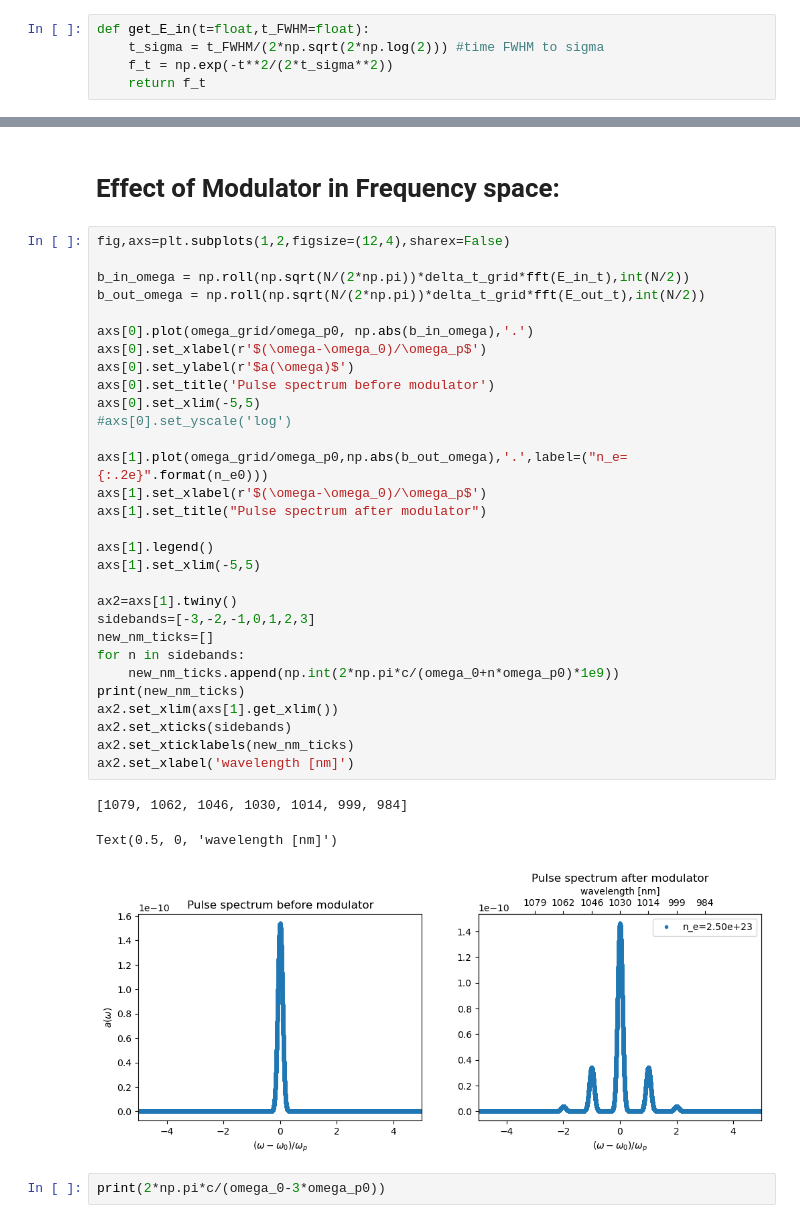
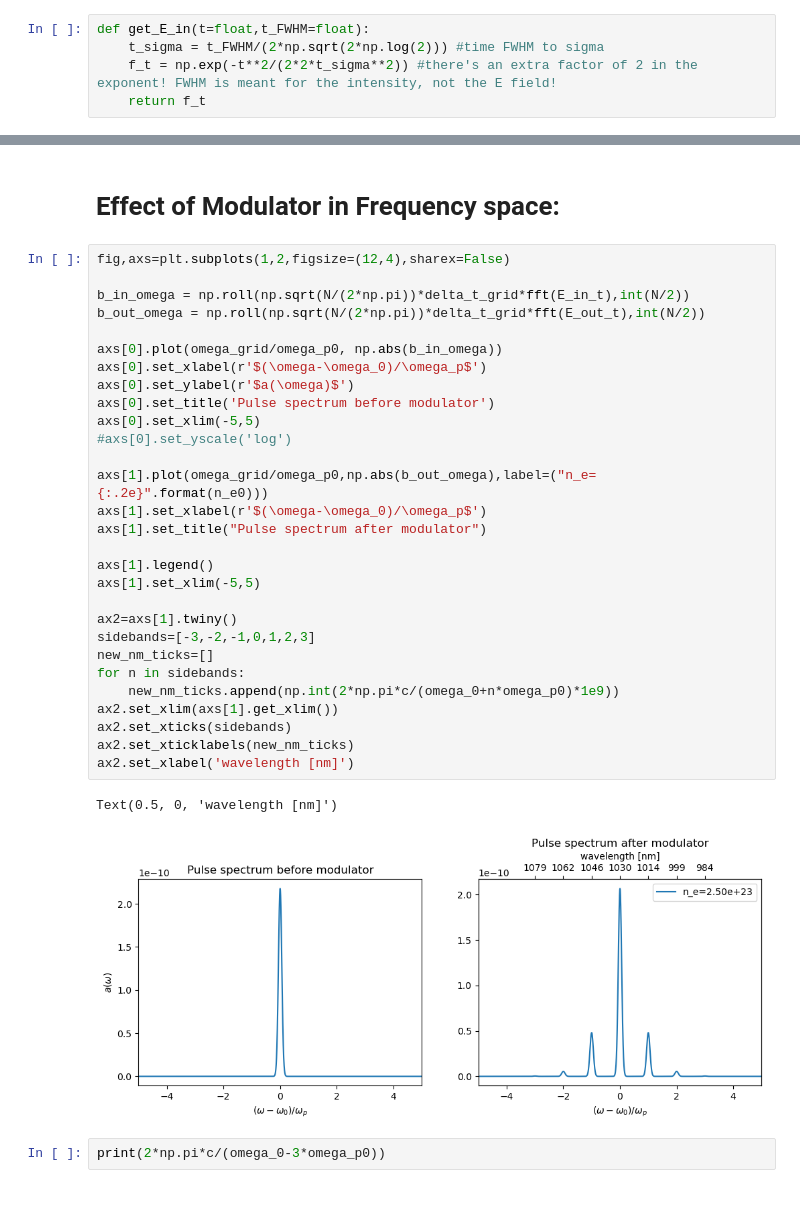
Before and after one commit to sebastiankalos/prism_compressor, a Jupyter notebook: prism_compressor.ipynb, the cells around one changed output, grey strips where cells are left out. Saved outputs shown, nothing was run; the diff lists cells and outputs as text.

```diff
--- a/prism_compressor.ipynb
+++ b/prism_compressor.ipynb
@@ -67,7 +67,7 @@ The factor $e^{-i\omega_0 t}$ will be ignored for simplicity, and only $f(t)$ wi
 # %%
 def get_E_in(t=float,t_FWHM=float):
     t_sigma = t_FWHM/(2*np.sqrt(2*np.log(2))) #time FWHM to sigma
-    f_t = np.exp(-t**2/(2*t_sigma**2))
+    f_t = np.exp(-t**2/(2*2*t_sigma**2)) #there's an extra factor of 2 in the exponent! FWHM is meant for the intensity, not the E field!
     return f_t
 # %% [markdown]
 Next, the electric field of the original pulse will be modulated according to
@@ -108,37 +108,35 @@ In other words, $a(\omega)$ is the fourier transform of $E_{in}(t)$, and should
 # %%
 fig,axs=plt.subplots(1,2,figsize=(12,4),sharex=False)
 
 b_in_omega = np.roll(np.sqrt(N/(2*np.pi))*delta_t_grid*fft(E_in_t),int(N/2))
 b_out_omega = np.roll(np.sqrt(N/(2*np.pi))*delta_t_grid*fft(E_out_t),int(N/2))
 
-axs[0].plot(omega_grid/omega_p0, np.abs(b_in_omega),'.')
+axs[0].plot(omega_grid/omega_p0, np.abs(b_in_omega))
 axs[0].set_xlabel(r'$(\omega-\omega_0)/\omega_p$')
 axs[0].set_ylabel(r'$a(\omega)$')
 axs[0].set_title('Pulse spectrum before modulator')
 axs[0].set_xlim(-5,5)
 #axs[0].set_yscale('log')
 
-axs[1].plot(omega_grid/omega_p0,np.abs(b_out_omega),'.',label=("n_e={:.2e}".format(n_e0)))
+axs[1].plot(omega_grid/omega_p0,np.abs(b_out_omega),label=("n_e={:.2e}".format(n_e0)))
 axs[1].set_xlabel(r'$(\omega-\omega_0)/\omega_p$')
 axs[1].set_title("Pulse spectrum after modulator")
 
 axs[1].legend()
 axs[1].set_xlim(-5,5)
 
 ax2=axs[1].twiny()
 sidebands=[-3,-2,-1,0,1,2,3]
 new_nm_ticks=[]
 for n in sidebands:
     new_nm_ticks.append(np.int(2*np.pi*c/(omega_0+n*omega_p0)*1e9))
-print(new_nm_ticks)
 ax2.set_xlim(axs[1].get_xlim())
 ax2.set_xticks(sidebands)
 ax2.set_xticklabels(new_nm_ticks)
 ax2.set_xlabel('wavelength [nm]')
 # %% [output]
-[1079, 1062, 1046, 1030, 1014, 999, 984]
+Text(0.5, 0, 'wavelength [nm]')
-Text(0.5, 0, 'wavelength [nm]')
-[figure, old version]
+[figure, new version]
 # %%
 print(2*np.pi*c/(omega_0-3*omega_p0))
 # %% [output]
```
Also changed, not shown: parts of 3 cells of this notebook.
